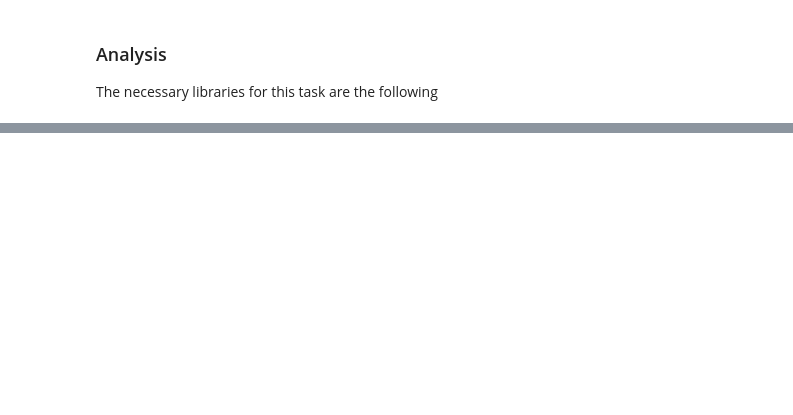
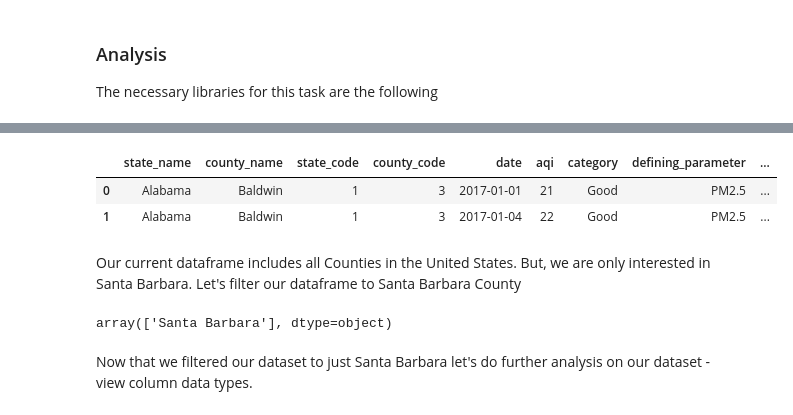
Before and after one commit to hazelvaq/EDS220-Task3-Presentation-Ready, a Jupyter notebook: hwk4-task3.ipynb, the cells around one changed output, grey strips where cells are left out. Drawn from its saved outputs; the diff is of its cells as text; code cells hidden in the pictures; blank space fills up the shorter version.

```diff
--- a/hwk4-task3.ipynb
+++ b/hwk4-task3.ipynb
@@ -41,0 +74,22 @@ import matplotlib.pyplot as plt
+# %%
+# Update column by making lower case and replace space with underscore
+aqi.columns = aqi.columns.str.lower().str.replace(' ','_')
+
+# View our updates
+aqi.head(2)
+# %% [output]
+|  | state_name | county_name | state_code | county_code | date | aqi | category | defining_parameter | ... |
+| 0 | Alabama | Baldwin | 1 | 3 | 2017-01-01 | 21 | Good | PM2.5 | ... |
+| 1 | Alabama | Baldwin | 1 | 3 | 2017-01-04 | 22 | Good | PM2.5 | ... |
+# %% [markdown]
+Our current dataframe includes all Counties in the United States. But, we are only interested in Santa Barbara. Let's filter our dataframe to Santa Barbara County
+# %%
+# Select Santa Barbara
+aqi_sb = aqi[aqi.county_name == "Santa Barbara"]
+
+# Check that we only filtered for Santa Barbara by unique county_names
+aqi_sb.county_name.unique()
+# %% [output]
+array(['Santa Barbara'], dtype=object)
+# %% [markdown]
+Now that we filtered our dataset to just Santa Barbara let's do further analysis on our dataset - view column data types.
```
Also changed, not shown: parts of 18 cells of this notebook.
